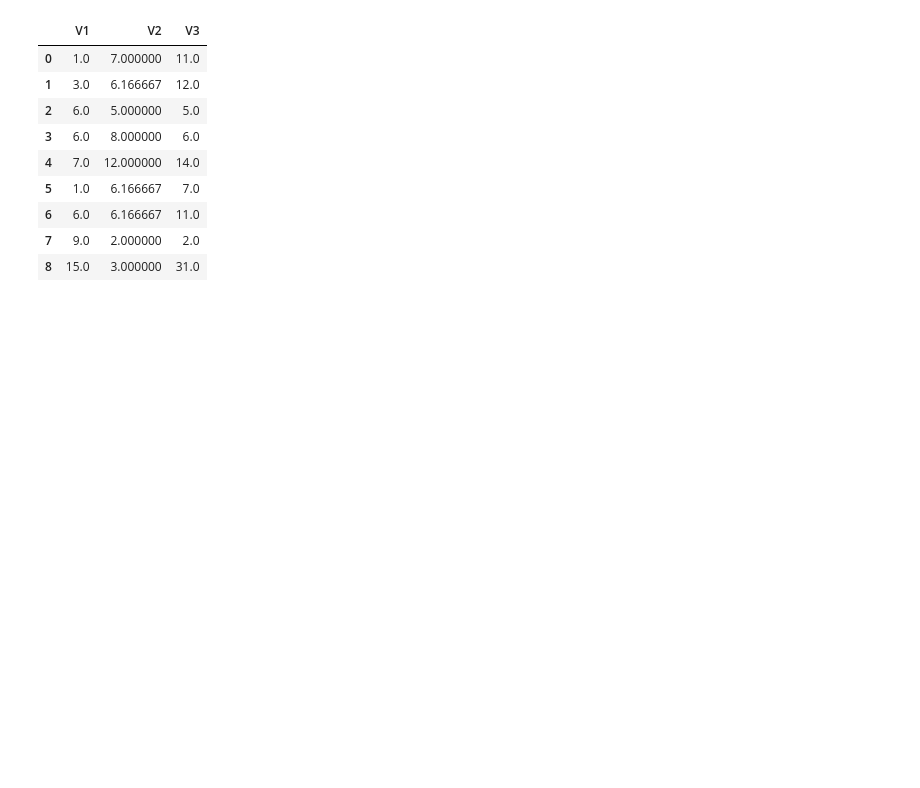
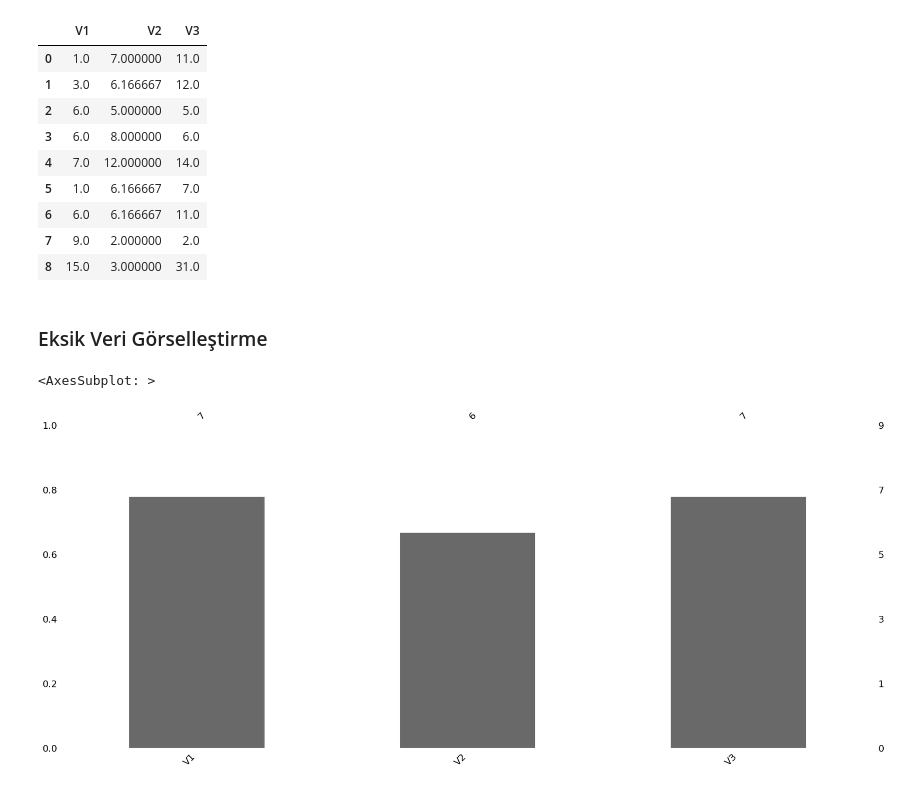
Before and after one commit to GokceSoylu/Data_Science, a Jupyter notebook: Data Preprocessing/MissingData.ipynb, the cells around one changed output. Cells and saved outputs as stored; diff of their text form; code cells hidden in the pictures; blank space fills up the shorter version.

```diff
--- a/Data Preprocessing/MissingData.ipynb
+++ b/Data Preprocessing/MissingData.ipynb
@@ -213,3 +213,5 @@ df.apply(lambda x: x.fillna(x.mean()), axis=0)
 | 6 | 6.0 | 6.166667 | 11.0 |
 | 7 | 9.0 | 2.000000 | 2.0 |
 | 8 | 15.0 | 3.000000 | 31.0 |
+# %% [markdown]
+### Eksik Veri Görselleştirme
@@ -215,0 +220,10 @@ df.apply(lambda x: x.fillna(x.mean()), axis=0)
+# %%
+msno.bar(df)
+#değişkenlerdeki eksikliği oransal olarak gözteriri
+# alttaki değişken ismi
+#üstteki o değişkendeki tam gözlem sayısı
+#sağ taraf gözlemsayısını
+#sol taraf yüzdeui verir
+# %% [output]
+<AxesSubplot: >
+[figure, added]
```
Also changed, not shown: parts of 7 cells of this notebook.
